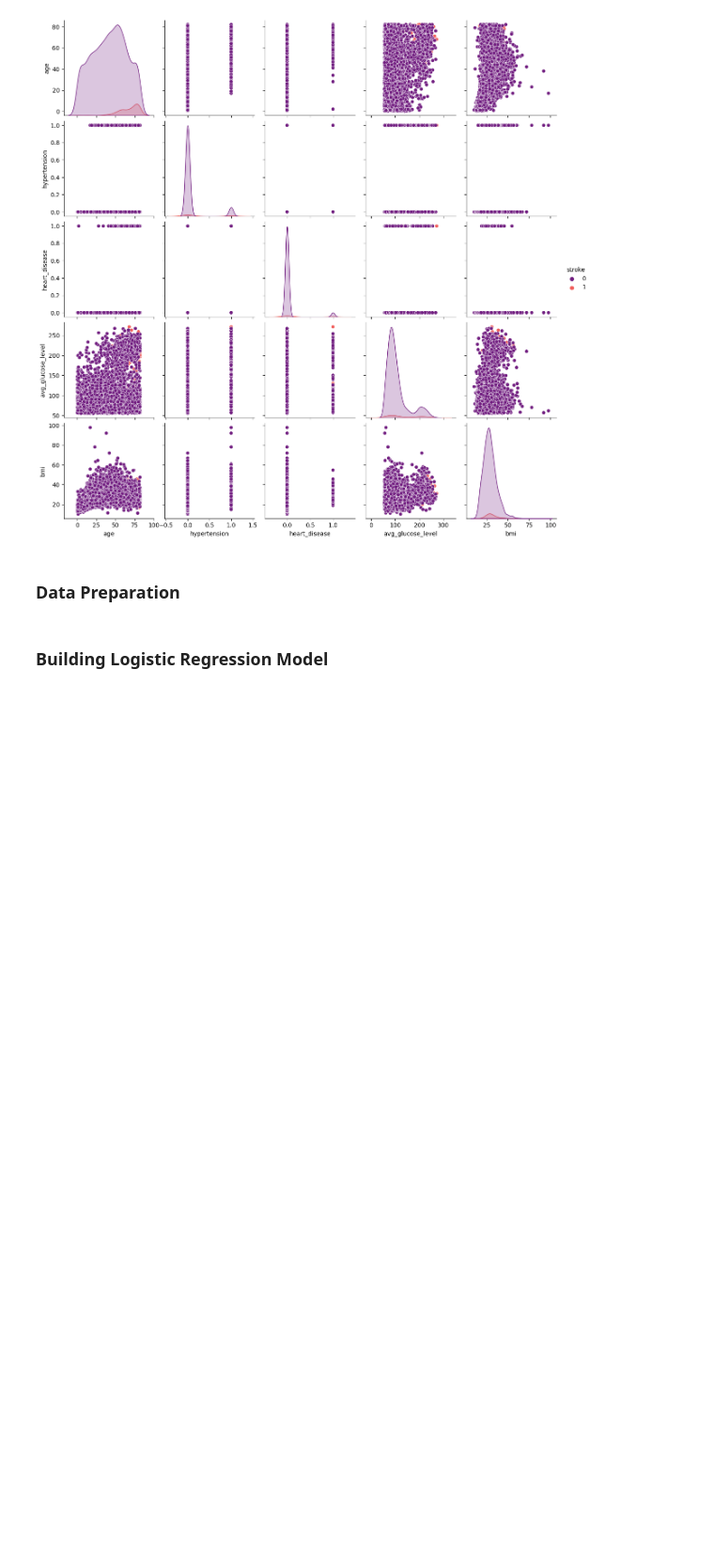
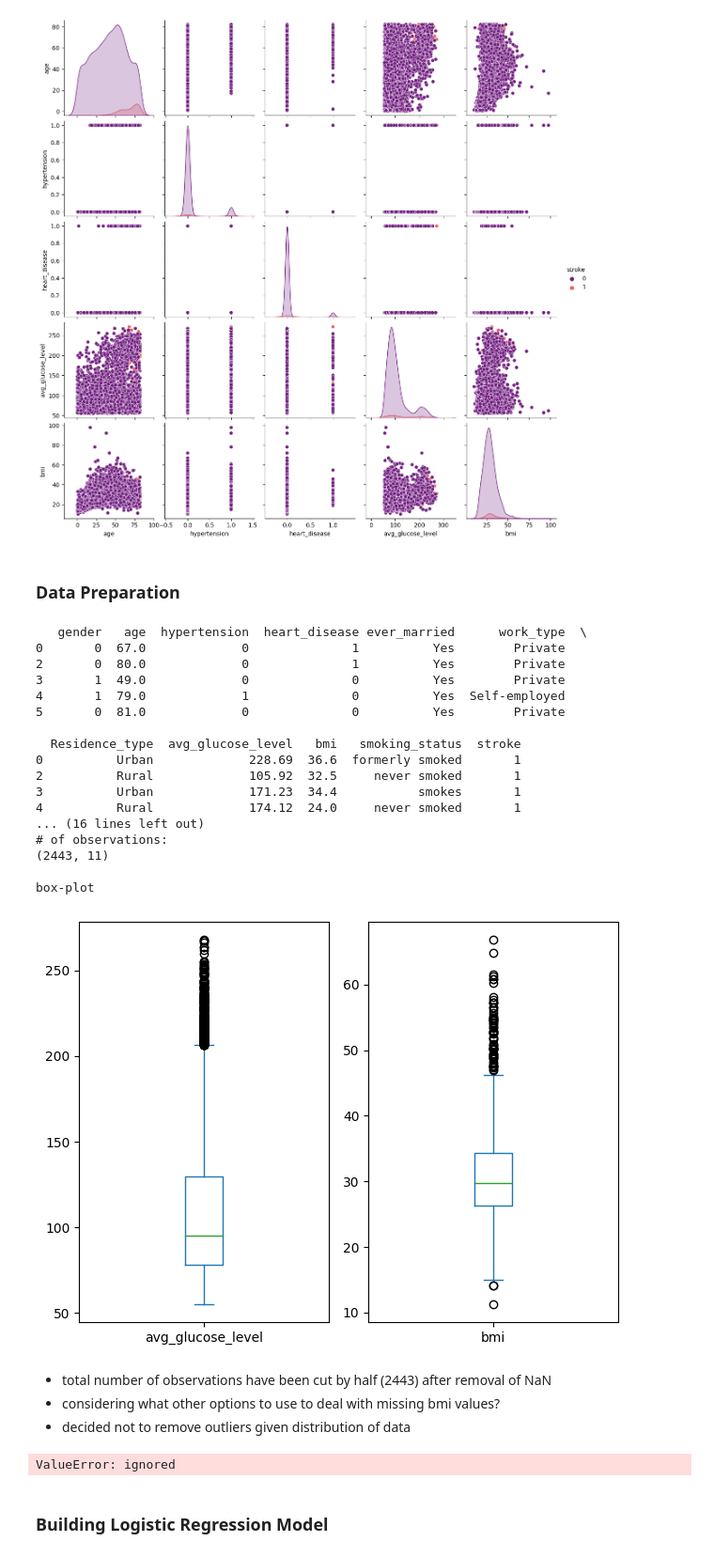
Before and after one commit to lilyzhizhou/datathon-2, a Jupyter notebook: Datathon_2.ipynb, the cells around one changed output. Shown at 94% size. Saved outputs shown, nothing was run; the diff lists cells and outputs as text; code cells hidden in the pictures; blank space fills up the shorter version.

```diff
--- a/Datathon_2.ipynb
+++ b/Datathon_2.ipynb
@@ -22,8 +23,8 @@ uploaded = files.upload()
 [interactive output not drawn]
 Saving Cardiovascular Event Dataset.csv to Cardiovascular Event Dataset.csv
 # %%
-df = pd.read_csv(io.BytesIO(uploaded['Cardiovascular Event Dataset.csv']))
-df = df.drop('id', axis = 1) # drops id variable
+df.raw = pd.read_csv(io.BytesIO(uploaded['Cardiovascular Event Dataset.csv']))
+df = df.raw.drop('id', axis = 1) # drops id variable
 df.head()
 # %% [output]
 |  | gender | age | hypertension | heart_disease | ever_married | work_type | Residence_type | ... |
@@ -159,7 +167,58 @@ plt.show()
+# %%
+# Clean and filter data
+
+# Encode gender variable
+df['gender'] = df['gender'].replace({'Male':0, 'Female':1})
+
+print(df.head())
+
+# restrict age
+df = df[df['age'] >= 45] # def stroke for young people < 45 "https://stanfordhealthcare.org/content/dam/SHC/clinics/stroke-center/docs/stroke-young-patients-qa.pdf"
+
+# replace outliers from bmi and glucose variable with NaN
+# df['avg_glucose_level'] = df['avg_glucose_level'].replace(271.74, np.nan)
+# df['bmi'] = df['bmi'].replace(97.6, np.nan)
+
+# drop missing NaN values including missing bmi ones
+df = df.dropna()
+
+print('\nany NaN values:')
+print(df.isnull().sum())
+print('\n# of observations:')
+print(df.shape)
+
+# plot out bmi and glucose
+print('\nbox-plot')
+df[['avg_glucose_level','bmi']].plot(kind = 'box', subplots = True, layout = (1,2))
+plt.tight_layout()
+plt.show()
+# %% [output]
+   gender   age  hypertension  heart_disease ever_married      work_type  \
+0       0  67.0             0              1          Yes        Private
+2       0  80.0             0              1          Yes        Private
+3       1  49.0             0              0          Yes        Private
+4       1  79.0             1              0          Yes  Self-employed
+5       0  81.0             0              0          Yes        Private
+
+  Residence_type  avg_glucose_level   bmi   smoking_status  stroke
+0          Urban             228.69  36.6  formerly smoked       1
+2          Rural             105.92  32.5     never smoked       1
+3          Urban             171.23  34.4           smokes       1
+4          Rural             174.12  24.0     never smoked       1
+... (16 lines left out)
+# of observations:
+(2443, 11)
+
+box-plot
+[figure, added]
+# %% [markdown]
+- total number of observations have been cut by half (2443) after removal of NaN
+- considering what other options to use to deal with missing bmi values?
+- decided not to remove outliers given distribution of data
 # %%
 # 1. Split data into predictor and outcome variable
 X = df.drop('stroke', axis = 1)
-Y = df['stroke']
+y = df['stroke']
 
 # 2. Split the data into training and testing sets
 X_train, X_test, y_train, y_test = train_test_split(X, y, test_size=0.2, random_state=42)
@@ -167,6 +226,8 @@ X_train, X_test, y_train, y_test = train_test_split(X, y, test_size=0.2, random_
 # 3. Normalizing data
 scaler = StandardScaler()
 X_scaled = scaler.fit_transform(X)
+# %% [output]
+ValueError: ignored
 # %% [markdown]
 ### Building Logistic Regression Model
 # %%
```
Also changed, not shown: parts of 9 cells of this notebook.
